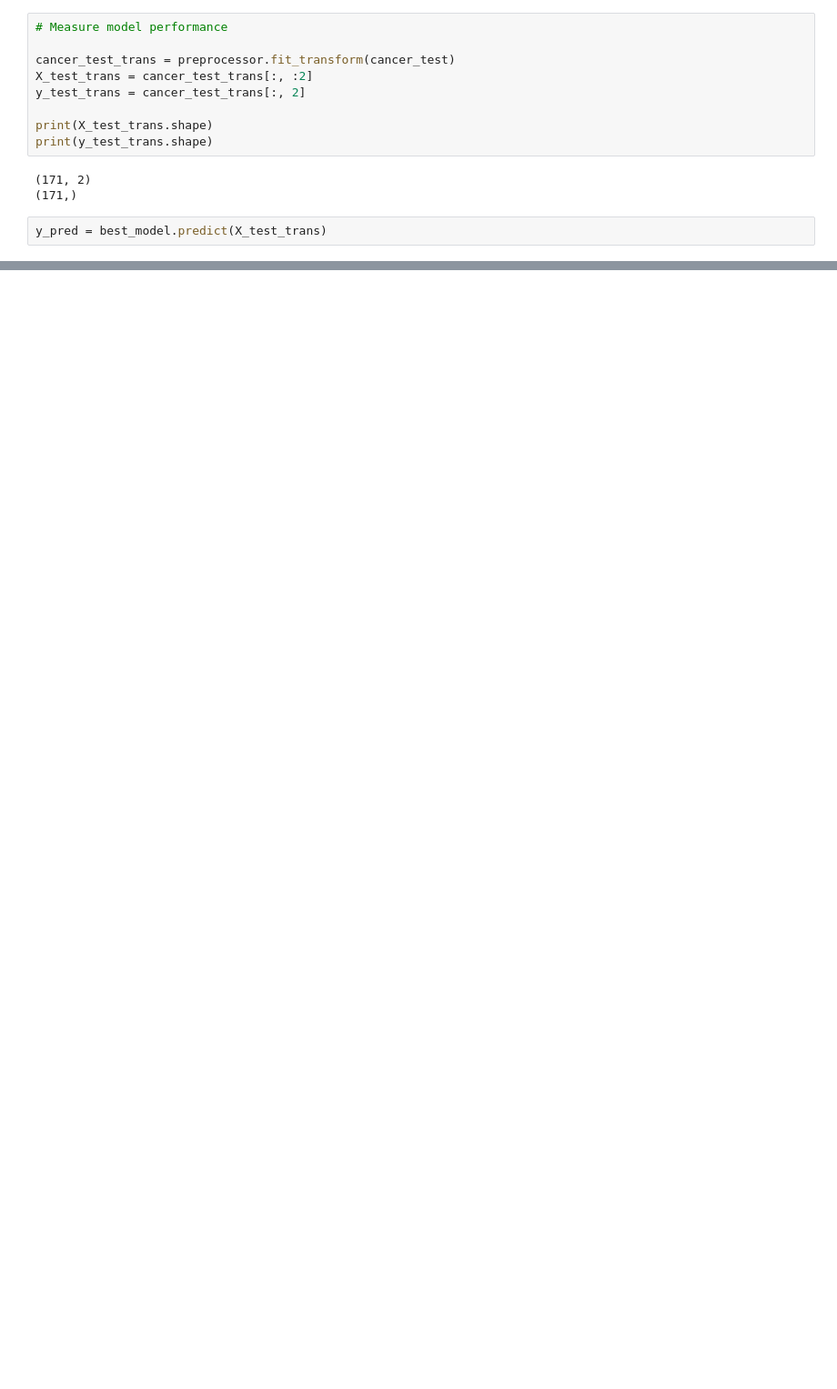
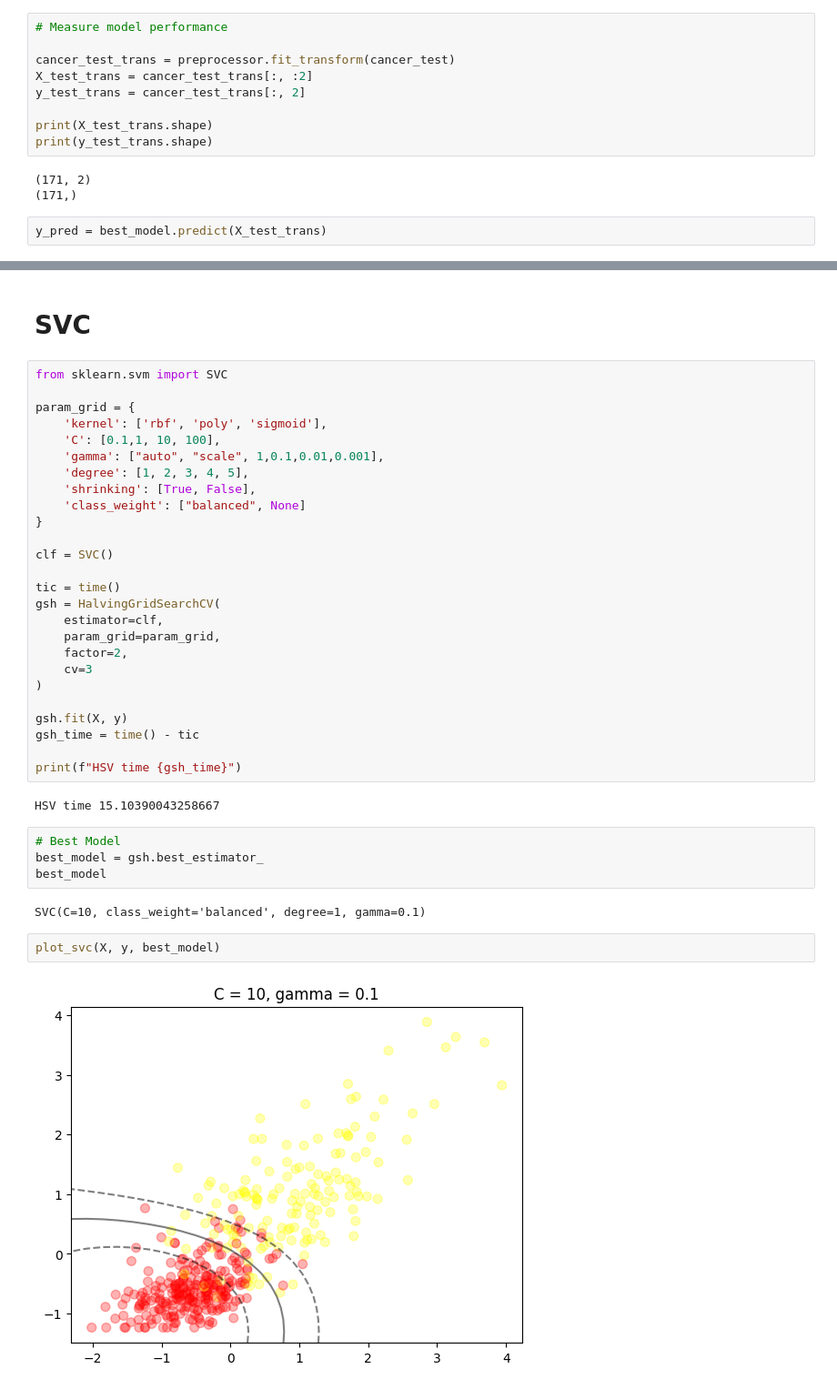
Before and after one commit to aguimorefran/handson-ml, a Jupyter notebook: ch5-svm/exercise-cancer.ipynb, the cells around one changed output, grey strips where cells are left out. Shown at 91% size. Drawn from its saved outputs; the diff is of its cells as text; blank space fills up the shorter version.

```diff
--- a/ch5-svm/exercise-cancer.ipynb
+++ b/ch5-svm/exercise-cancer.ipynb
@@ -246,0 +244,40 @@ plt.show()
+# %% [markdown]
+# SVC
+# %%
+from sklearn.svm import SVC
+
+param_grid = {
+    'kernel': ['rbf', 'poly', 'sigmoid'],
+    'C': [0.1,1, 10, 100],
+    'gamma': ["auto", "scale", 1,0.1,0.01,0.001],
+    'degree': [1, 2, 3, 4, 5],
+    'shrinking': [True, False],
+    'class_weight': ["balanced", None]
+}
+
+clf = SVC()
+
+tic = time()
+gsh = HalvingGridSearchCV(
+    estimator=clf,
+    param_grid=param_grid,
+    factor=2,
+    cv=3
+)
+
+gsh.fit(X, y)
+gsh_time = time() - tic
+
+print(f"HSV time {gsh_time}")
+# %% [output]
+HSV time 15.10390043258667
+# %%
+# Best Model
+best_model = gsh.best_estimator_
+best_model
+# %% [output]
+SVC(C=10, class_weight='balanced', degree=1, gamma=0.1)
+# %%
+plot_svc(X, y, best_model)
+# %% [output]
+[figure, added]
```
Also changed, not shown: parts of 12 cells of this notebook.
